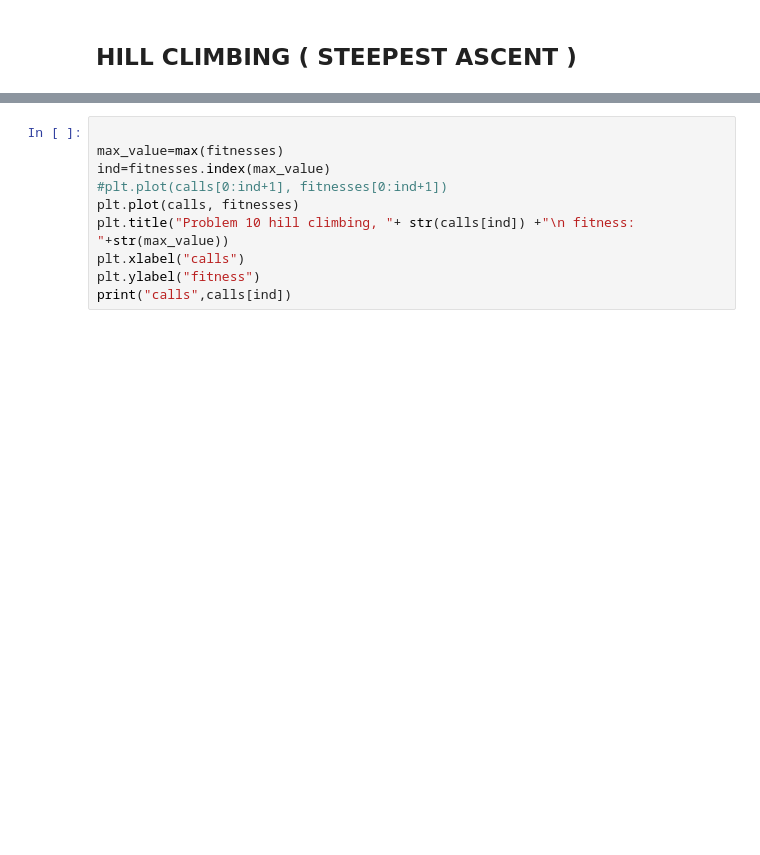
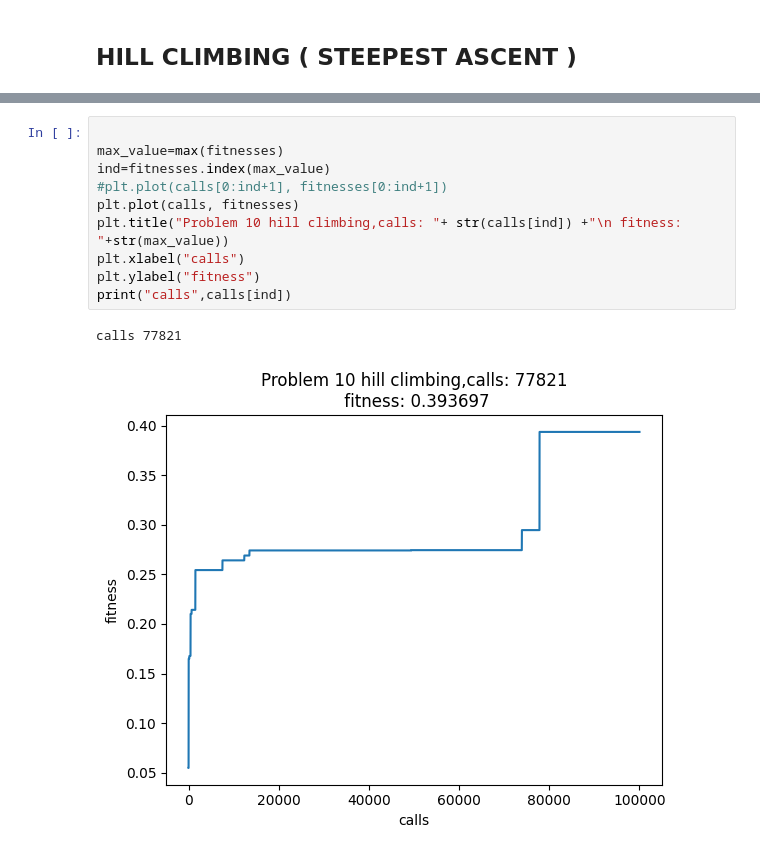
Before and after one commit to arturoadelfio/computational_intelligence, a Jupyter notebook: lab9/lab9.ipynb, the cells around one changed output, grey strips where cells are left out. Saved outputs shown, nothing was run; the diff lists cells and outputs as text; blank space fills up the shorter version.

```diff
--- a/lab9/lab9.ipynb
+++ b/lab9/lab9.ipynb
@@ -567,10 +507,13 @@ print(fitness_hc.calls)
 # %%
 
 max_value=max(fitnesses)
 ind=fitnesses.index(max_value)
 #plt.plot(calls[0:ind+1], fitnesses[0:ind+1])
 plt.plot(calls, fitnesses)
-plt.title("Problem 10 hill climbing, "+ str(calls[ind]) +"\n fitness: "+str(max_value))
+plt.title("Problem 10 hill climbing,calls: "+ str(calls[ind]) +"\n fitness: "+str(max_value))
 plt.xlabel("calls")
 plt.ylabel("fitness")
 print("calls",calls[ind])
+# %% [output]
+calls 77821
+[figure, added]
```
Also changed, not shown: parts of 16 cells of this notebook, 8 other files.
